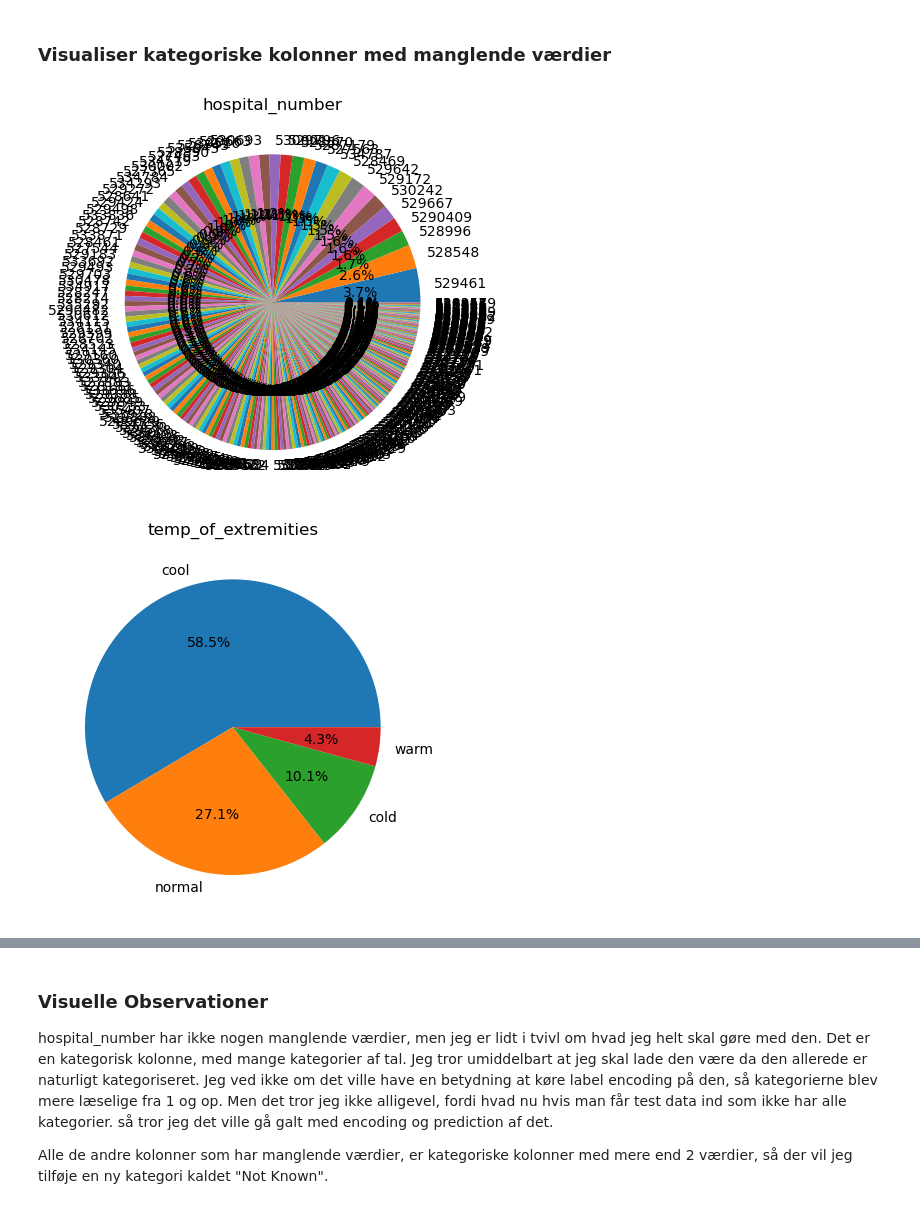
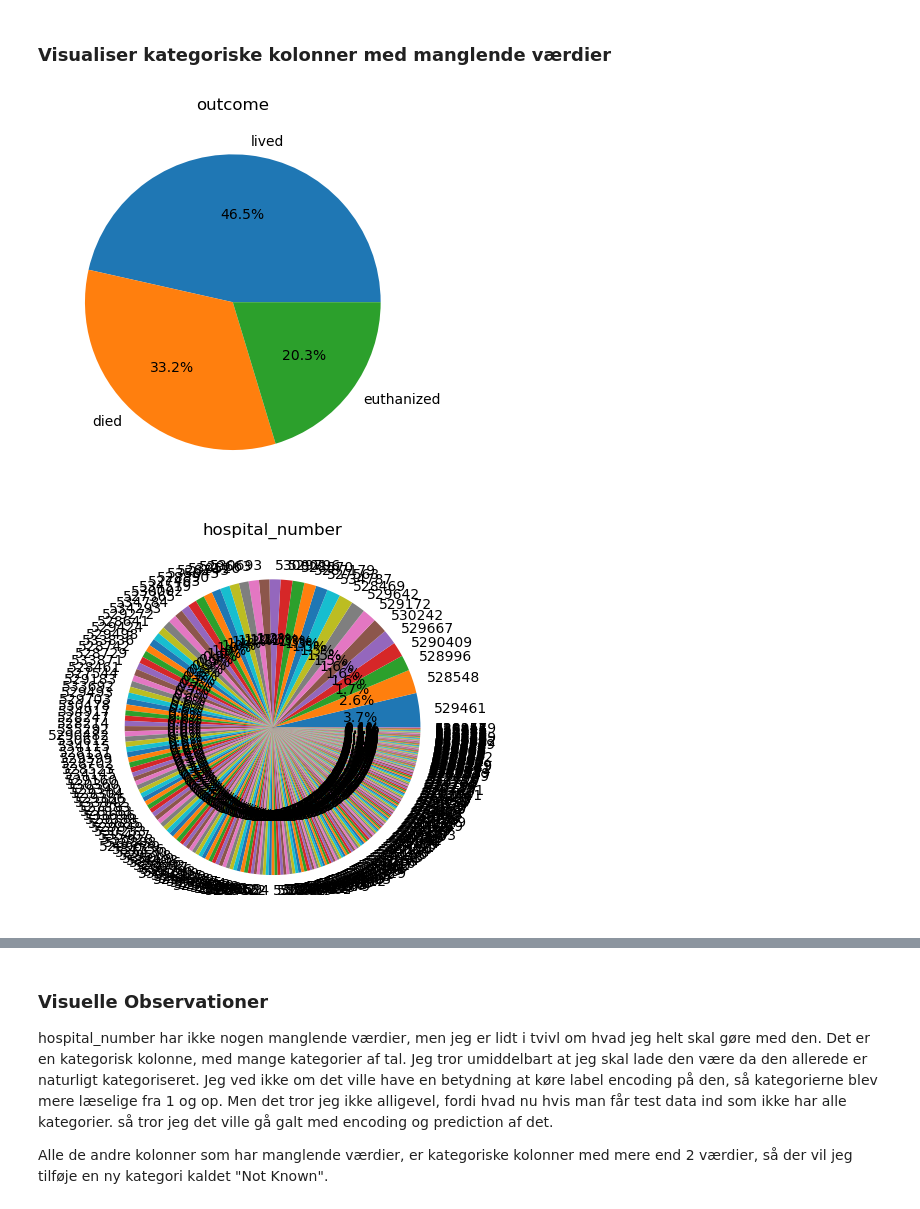
Before and after one commit to salgaard/Predict_Health_Outcomes_of_Horses, a Jupyter notebook: Prepare_data.ipynb, the cells around one changed output, grey strips where cells are left out. Drawn from its saved outputs; the diff is of its cells as text; code cells hidden in the pictures.

```diff
--- a/Prepare_data.ipynb
+++ b/Prepare_data.ipynb
@@ -96,15 +96,15 @@ Her kan jeg se hvor mange manglende værdier der er for hver feature. Dem skal j
 # %% [markdown]
 ### Visualiser kategoriske kolonner med manglende værdier
 # %%
-categorical_columns = ['hospital_number','temp_of_extremities','peripheral_pulse','mucous_membrane','capillary_refill_time', 'pain', 'peristalsis', 'abdominal_distention', 'nasogastric_tube', 'nasogastric_reflux', 'rectal_exam_feces', 'abdomen', 'abdomo_appearance']
+categorical_columns = ['outcome','hospital_number','temp_of_extremities','peripheral_pulse','mucous_membrane','capillary_refill_time', 'pain', 'peristalsis', 'abdominal_distention', 'nasogastric_tube', 'nasogastric_reflux', 'rectal_exam_feces', 'abdomen', 'abdomo_appearance']
 for column in categorical_columns:
     categorical_column_counts = data[column].value_counts()
 
     plt.pie(categorical_column_counts.values, labels=categorical_column_counts.index, autopct='%1.1f%%')
 
     plt.title(column)
 
     plt.show()
 # %% [output]
-[figure, old version]
+[figure, new version]
-[figure, old version]
+[figure, new version]
```
Also changed, not shown: parts of 1 cell of this notebook, 1 other file.
